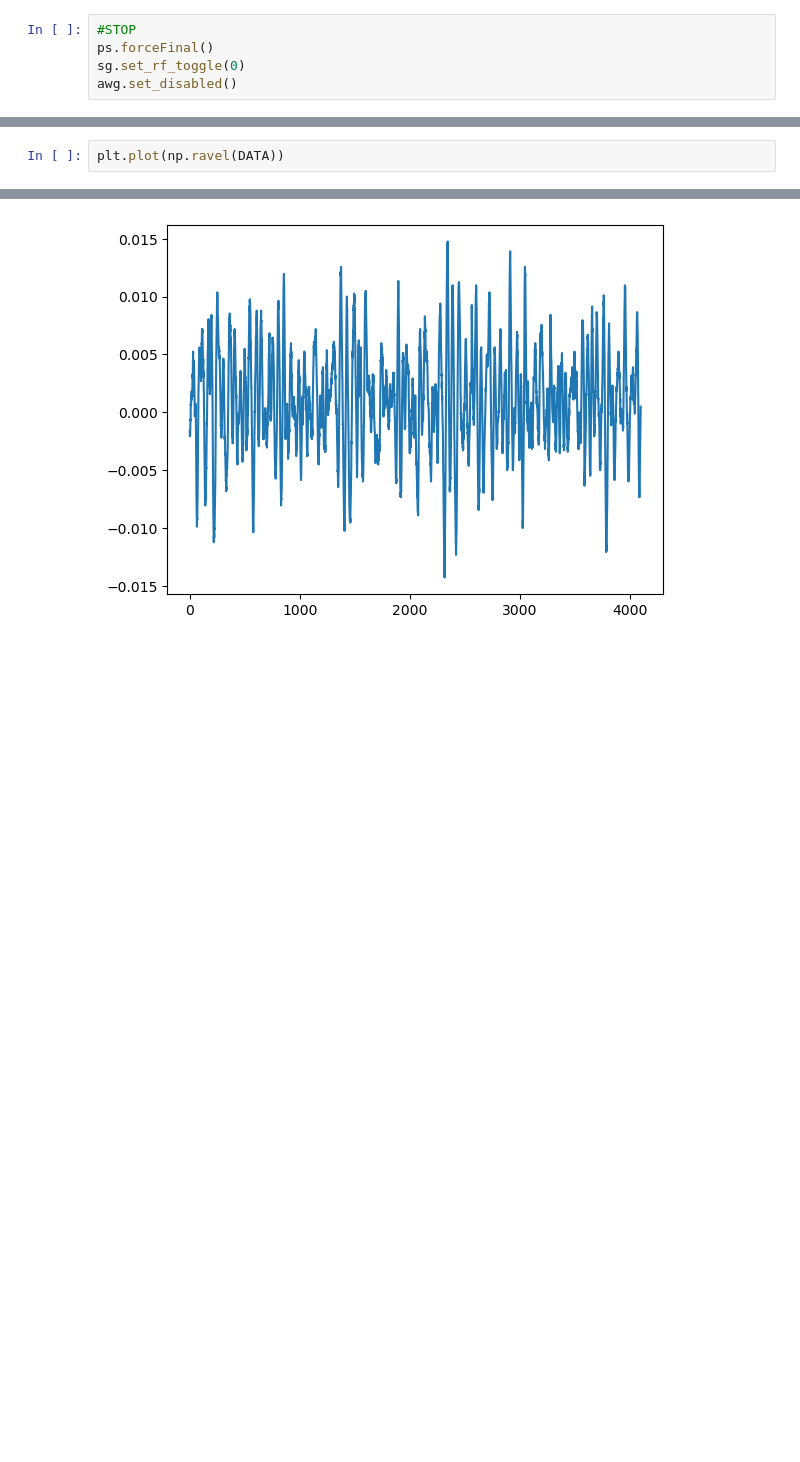
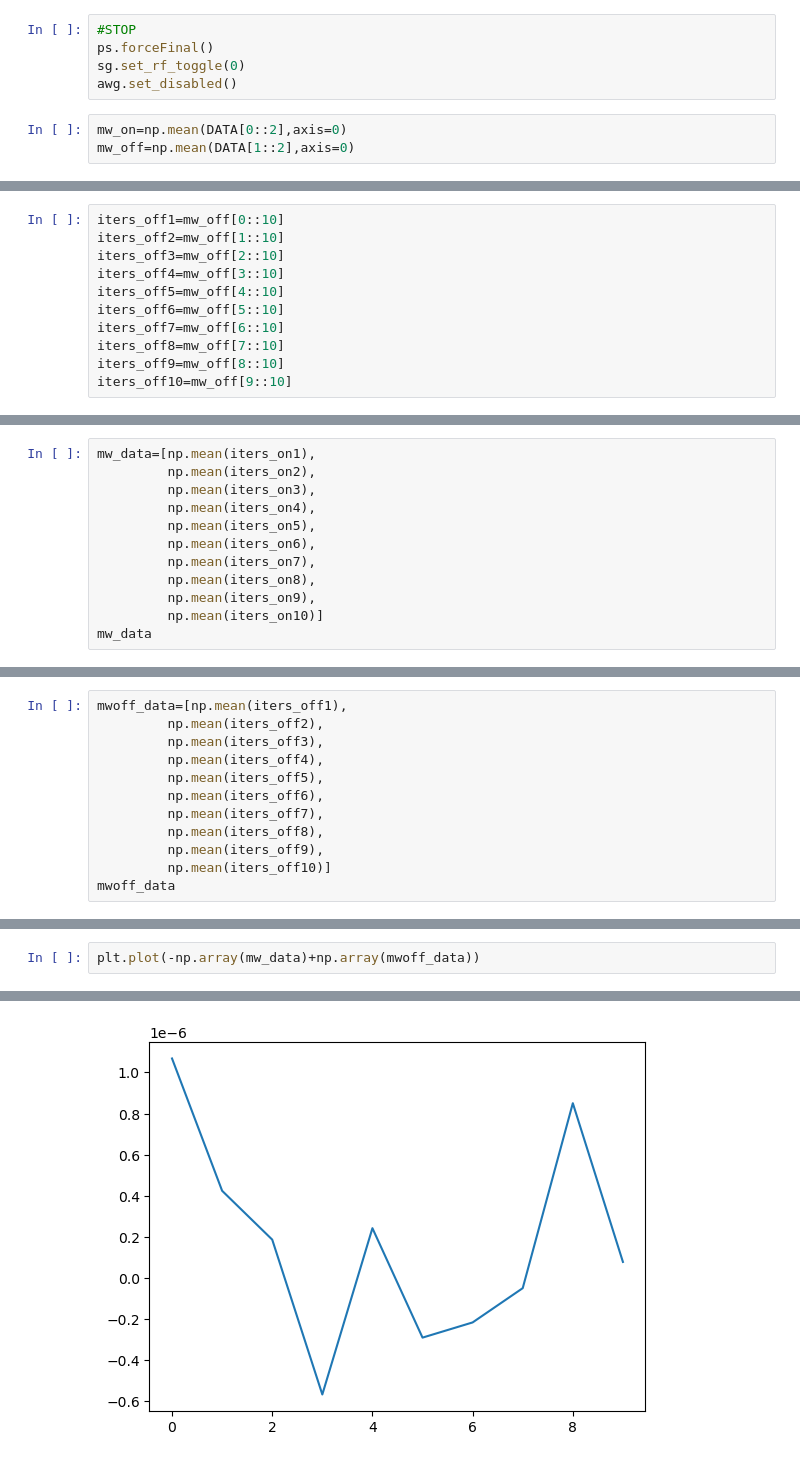
Before and after one commit to Evan-Vill/nspyre, a Jupyter notebook: src/experiments/drivers/odmr_sweep_test.ipynb, the cells around one changed output, grey strips where cells are left out. Cells and saved outputs as stored; diff of their text form; blank space fills up the shorter version.

```diff
--- a/src/experiments/drivers/odmr_sweep_test.ipynb
+++ b/src/experiments/drivers/odmr_sweep_test.ipynb
@@ -195,3 +199,6 @@ Card stopped
 ps.forceFinal()
 sg.set_rf_toggle(0)
 awg.set_disabled()
+# %%
+mw_on=np.mean(DATA[0::2],axis=0)
+mw_off=np.mean(DATA[1::2],axis=0)
@@ -197,0 +219,11 @@ awg.set_disabled()
+# %%
+iters_off1=mw_off[0::10]
+iters_off2=mw_off[1::10]
+iters_off3=mw_off[2::10]
+iters_off4=mw_off[3::10]
+iters_off5=mw_off[4::10]
+iters_off6=mw_off[5::10]
+iters_off7=mw_off[6::10]
+iters_off8=mw_off[7::10]
+iters_off9=mw_off[8::10]
+iters_off10=mw_off[9::10]
@@ -197,0 +344,12 @@ awg.set_disabled()
+# %%
+mw_data=[np.mean(iters_on1),
+         np.mean(iters_on2),
+         np.mean(iters_on3),
+         np.mean(iters_on4),
+         np.mean(iters_on5),
+         np.mean(iters_on6),
+         np.mean(iters_on7),
+         np.mean(iters_on8),
+         np.mean(iters_on9),
+         np.mean(iters_on10)]
+mw_data
@@ -197,0 +367,12 @@ awg.set_disabled()
+# %%
+mwoff_data=[np.mean(iters_off1),
+         np.mean(iters_off2),
+         np.mean(iters_off3),
+         np.mean(iters_off4),
+         np.mean(iters_off5),
+         np.mean(iters_off6),
+         np.mean(iters_off7),
+         np.mean(iters_off8),
+         np.mean(iters_off9),
+         np.mean(iters_off10)]
+mwoff_data
@@ -198,5 +396,5 @@ awg.set_disabled()
 # %%
-plt.plot(np.ravel(DATA))
+plt.plot(-np.array(mw_data)+np.array(mwoff_data))
 # %% [output]
 [<matplotlib.lines.Line2D at 0x...>]
-[figure, old version]
+[figure, new version]
```
Also changed, not shown: parts of 21 cells of this notebook, 16 other files.
